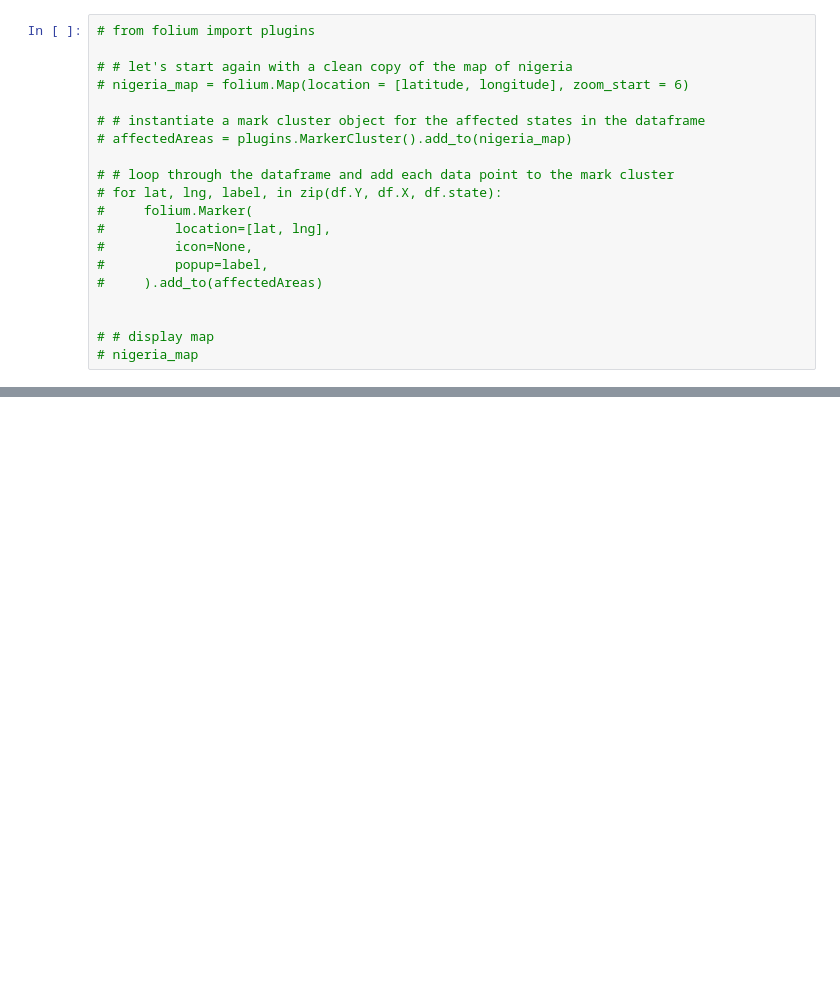
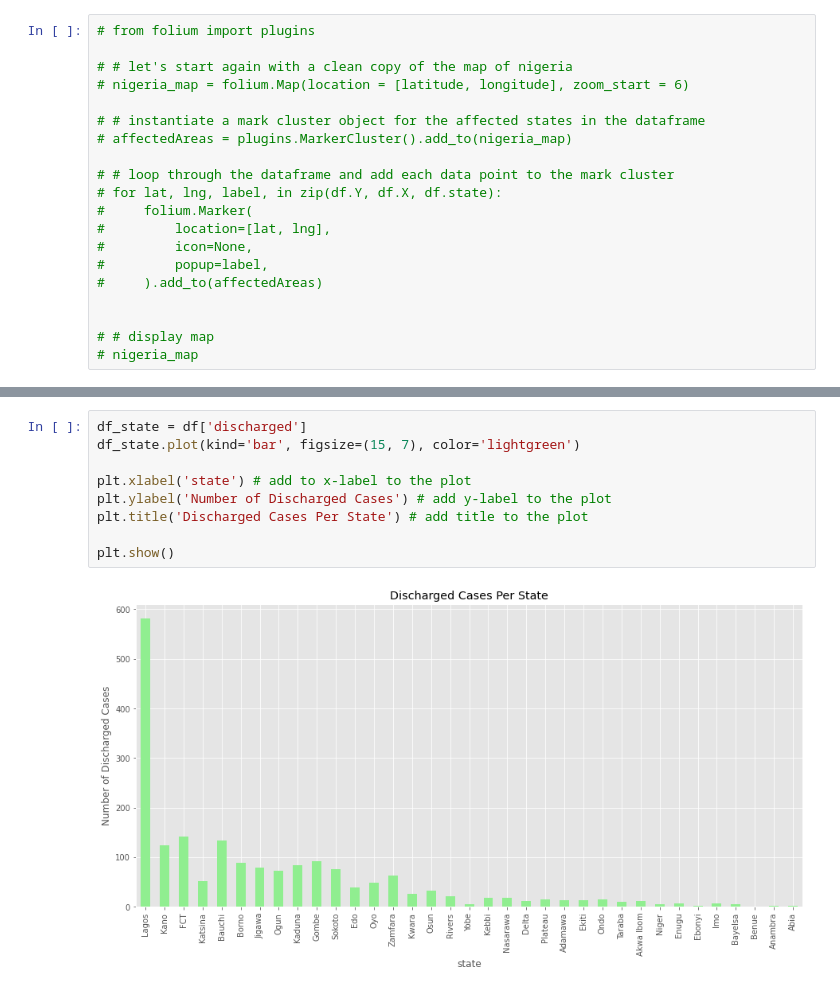
Before and after one commit to Eric-Josh/nigeria-covid19-report-dashboard, a Jupyter notebook: tester.ipynb, the cells around one changed output, grey strips where cells are left out. Cells and saved outputs as stored; diff of their text form; blank space fills up the shorter version.

```diff
--- a/tester.ipynb
+++ b/tester.ipynb
@@ -117,0 +211,11 @@ totalCase
+# %%
+df_state = df['discharged']
+df_state.plot(kind='bar', figsize=(15, 7), color='lightgreen')
+
+plt.xlabel('state') # add to x-label to the plot
+plt.ylabel('Number of Discharged Cases') # add y-label to the plot
+plt.title('Discharged Cases Per State') # add title to the plot
+
+plt.show()
+# %% [output]
+[figure, added]
```
Also changed, not shown: parts of 16 cells of this notebook, 10 other files.
